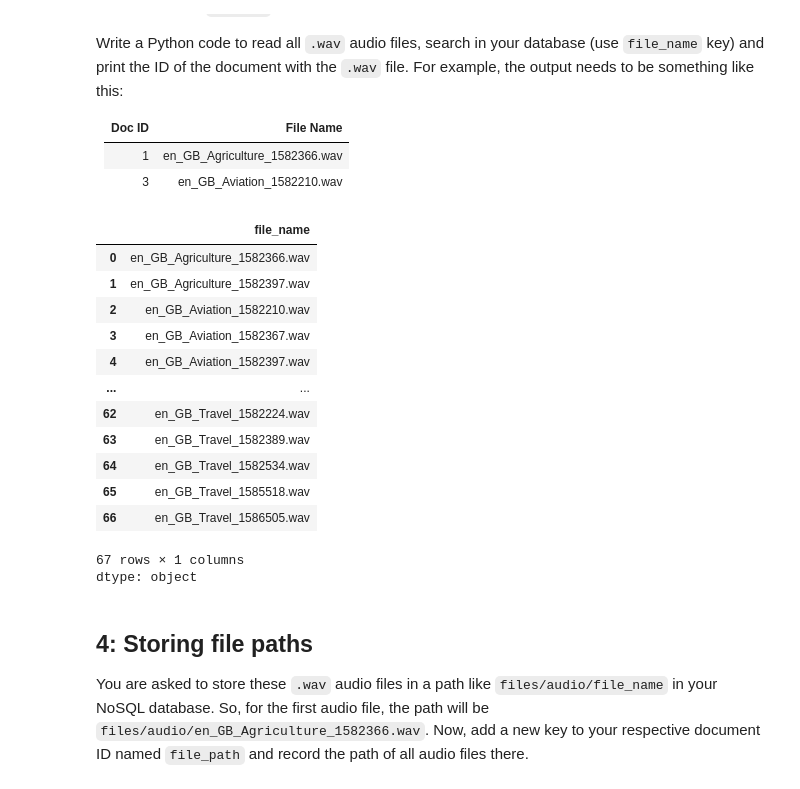
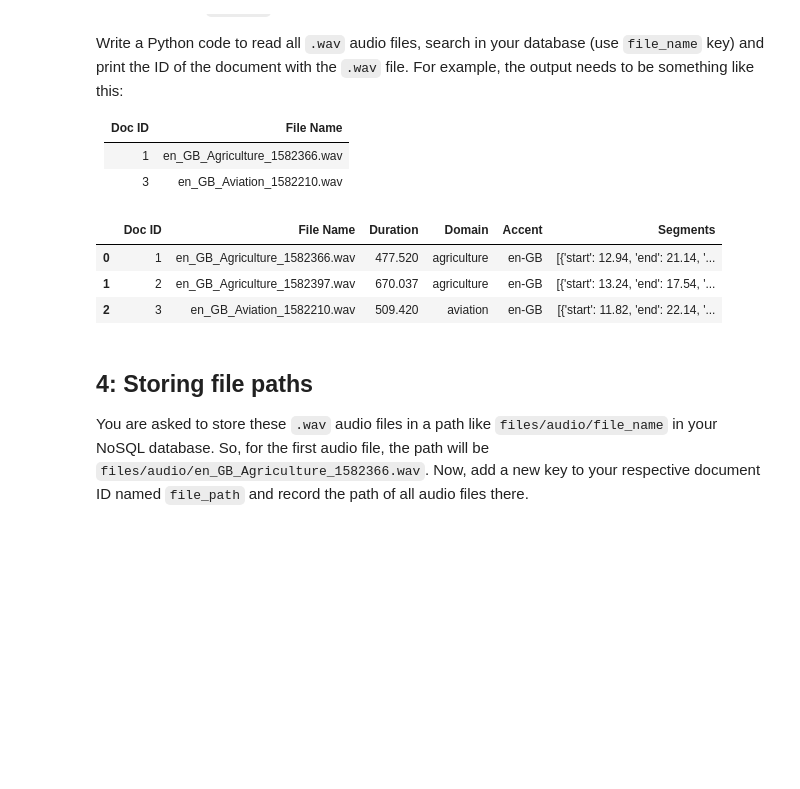
Before and after one commit to grahamhoward-coder/24047396_BigData_GenerativeModels, a Jupyter notebook: 24047396.ipynb, the cells around one changed output. Drawn from its saved outputs; the diff is of its cells as text; code cells hidden in the pictures; blank space fills up the shorter version.

```diff
--- a/24047396.ipynb
+++ b/24047396.ipynb
@@ -197,24 +194,26 @@ Write a Python code to read all `.wav` audio files, search in your database (use
 # %%
 # BEGIN SOLUTION
 # Your code here with comments or explanation
-wave_files = Q2target['file_name'].str[6:]
-wave_files
-# END SOLUTION
+Q3source = Q2target.copy()
+
+Q3staging = Q3source.copy()
+Q3staging['doc_id'] = range(1, len(Q3staging) + 1)
+Q3staging['file_name_new'] = Q3staging['file_name'].str[6:]
+Q3staging.insert(0, 'doc_id', Q3staging.pop('doc_id'))
+Q3staging.insert(1, 'file_name_new', Q3staging.pop('file_name_new'))
+Q3staging = Q3staging.drop(columns=['file_name'])
+Q3staging = Q3staging.rename(columns={'doc_id': 'Doc ID', 'file_name_new': 'File Name', 'duration': 'Duration'
+                                    , 'domain': 'Domain', 'accent': 'Accent', 'segments': 'Segments'})
+
+Q3staging.to_json(Q2assignment, orient='records')
+
+Q3target = pd.read_json(Q2assignment, orient='records')
+Q3target.head(3)
 # %% [output]
-|  | file_name |
-| 0 | en_GB_Agriculture_1582366.wav |
-| 1 | en_GB_Agriculture_1582397.wav |
-| 2 | en_GB_Aviation_1582210.wav |
-| 3 | en_GB_Aviation_1582367.wav |
-| 4 | en_GB_Aviation_1582397.wav |
-| ... | ... |
-| 62 | en_GB_Travel_1582224.wav |
-| 63 | en_GB_Travel_1582389.wav |
-| 64 | en_GB_Travel_1582534.wav |
-| 65 | en_GB_Travel_1585518.wav |
-| 66 | en_GB_Travel_1586505.wav |
+|  | Doc ID | File Name | Duration | Domain | Accent | Segments |
+| 0 | 1 | en_GB_Agriculture_1582366.wav | 477.520 | agriculture | en-GB | [{'start': 12.94, 'end': 21.14, '... |
+| 1 | 2 | en_GB_Agriculture_1582397.wav | 670.037 | agriculture | en-GB | [{'start': 13.24, 'end': 17.54, '... |
+| 2 | 3 | en_GB_Aviation_1582210.wav | 509.420 | aviation | en-GB | [{'start': 11.82, 'end': 22.14, '... |
-67 rows × 1 columns
-dtype: object
 # %% [markdown]
 ## 4: Storing file paths
 You are asked to store these `.wav` audio files in a path like `files/audio/file_name` in your NoSQL database. So, for the first audio file, the path will be `files/audio/en_GB_Agriculture_1582366.wav`. Now, add a new key to your respective document ID named `file_path` and record the path of all audio files there.
```
Also changed, not shown: parts of 8 cells of this notebook.
